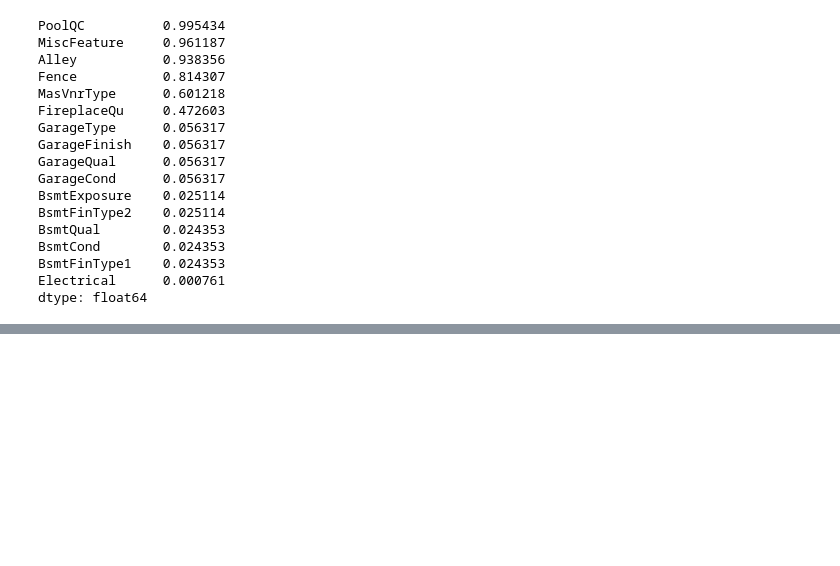
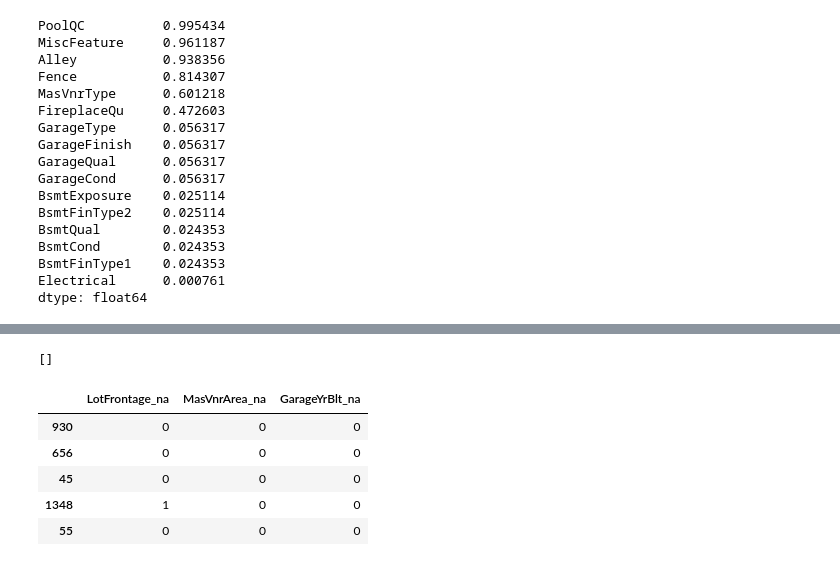
Before and after one commit to Mezcue/ML-Practice, a Jupyter notebook: (2) Featured Engineering.ipynb, the cells around one changed output, grey strips where cells are left out. Saved outputs shown, nothing was run; the diff lists cells and outputs as text; code cells hidden in the pictures; blank space fills up the shorter version.

```diff
--- a/(2) Featured Engineering.ipynb
+++ b/(2) Featured Engineering.ipynb
@@ -144,0 +252,8 @@ dtype: float64
+# %%
+# Identifying numerical variables
+num_vars = [
+    var for var in X_train.columns if var not in cat_vars and var != 'SalePrice'
+]
+
+# Number of num vars
+len(num_vars)
@@ -144,0 +262,10 @@ dtype: float64
+# %%
+# Creating a list with num vars containing missing values
+
+vars_with_na = [
+    var for var in num_vars
+    if X_train[var].isnull().sum() > 0
+]
+
+# printing % of missingness
+X_train[vars_with_na].isnull().mean()
@@ -144,0 +277,21 @@ dtype: float64
+# %%
+# replace missing values as we described above
+
+# Used the GPT version because FutureWarning with inplace=True is to occure
+for var in vars_with_na:
+
+    # Calculate mean using train set
+    mean_val = X_train[var].mean()
+
+    print(var, mean_val)
+
+    # add binary missing indicator (in train and test)
+    X_train[var + '_na'] = np.where(X_train[var].isnull(), 1, 0)
+    X_test[var + '_na'] = np.where(X_test[var].isnull(), 1, 0)
+
+    # replace missing value by the mean (in train and test)
+    X_train[var] = X_train[var].fillna(mean_val)
+    X_test[var] = X_test[var].fillna(mean_val)
+
+# Checking our work
+X_train[vars_with_na].isnull().sum()
@@ -144,0 +306,17 @@ dtype: float64
+# %%
+# checking test set doesn't contain null values
+
+[var for var in vars_with_na if X_test[var].isnull().sum() > 0]
+# %% [output]
+[]
+# %%
+# Checking binary missingness   <-- Fixed
+
+X_train[['LotFrontage_na', 'MasVnrArea_na', 'GarageYrBlt_na']].head()
+# %% [output]
+|  | LotFrontage_na | MasVnrArea_na | GarageYrBlt_na |
+| 930 | 0 | 0 | 0 |
+| 656 | 0 | 0 | 0 |
+| 45 | 0 | 0 | 0 |
+| 1348 | 1 | 0 | 0 |
+| 55 | 0 | 0 | 0 |
```
Also changed, not shown: parts of 10 cells of this notebook.
